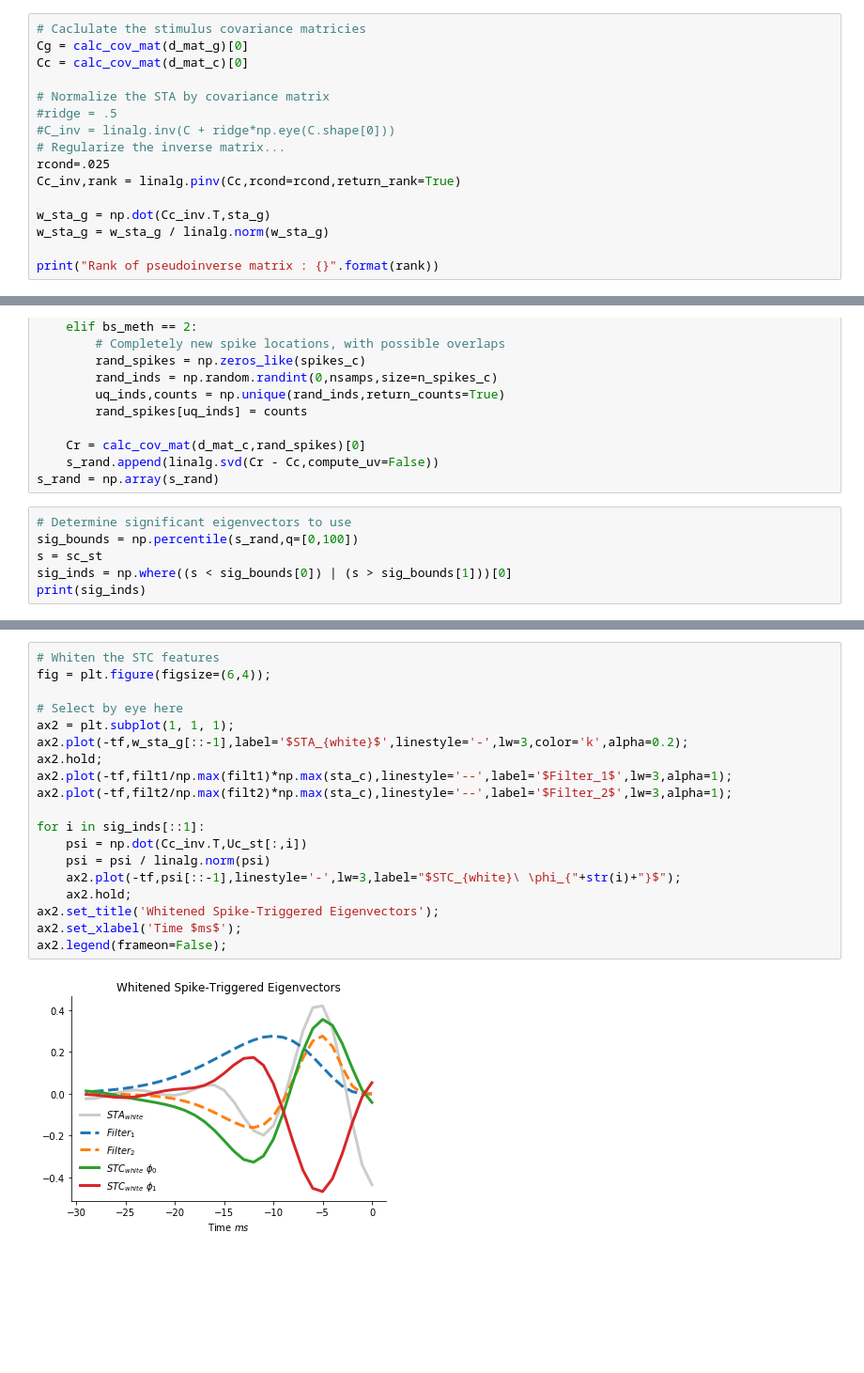
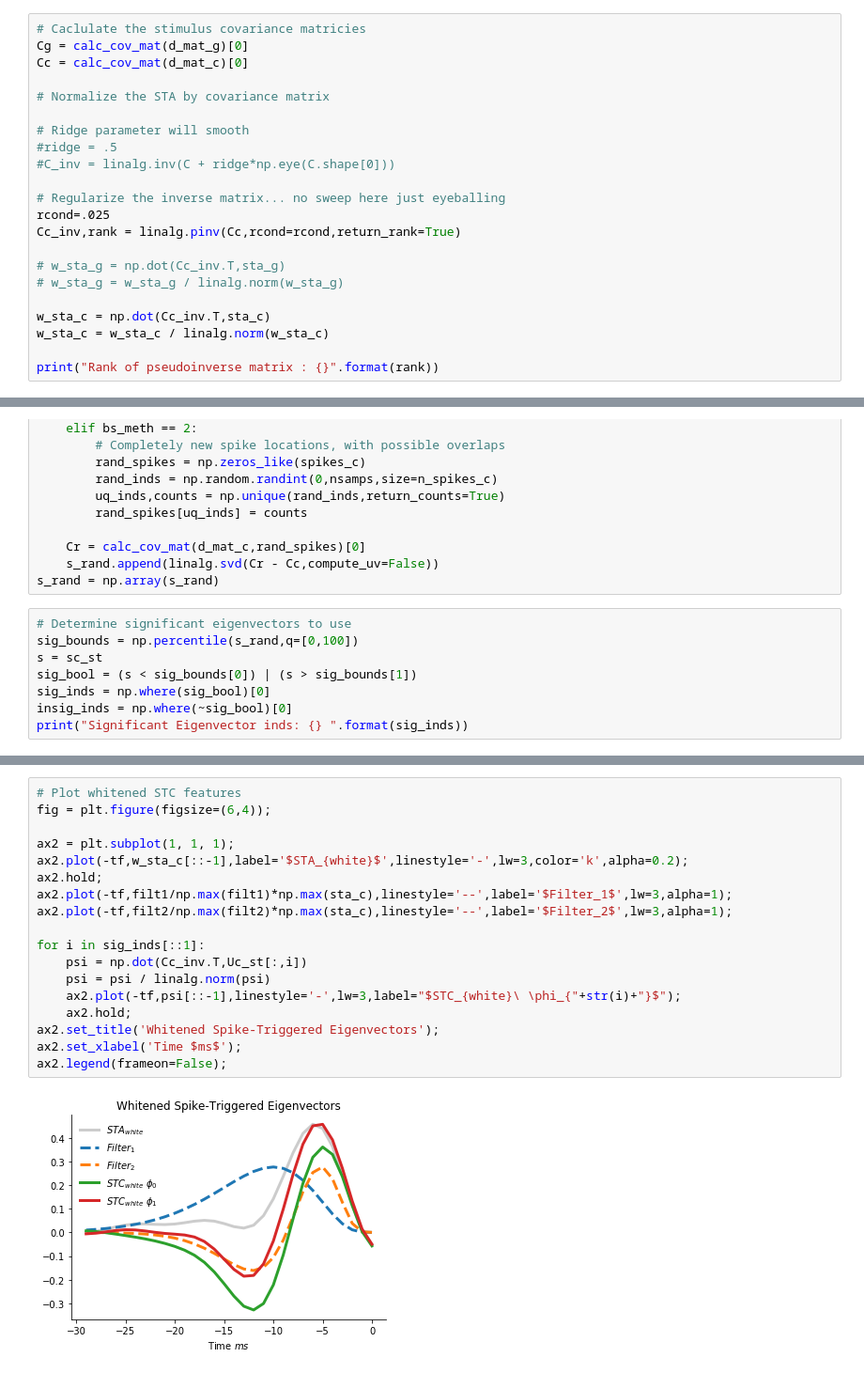
Before and after one commit to stephenholtz/neuro-examples, a Jupyter notebook: sta_stc_corr_noise_lnp_models.ipynb, the cells around one changed output, grey strips where cells are left out. Shown: that part at 94% size. Saved outputs shown, nothing was run; the diff lists cells and outputs as text; blank space fills up the shorter version.

```diff
--- a/sta_stc_corr_noise_lnp_models.ipynb
+++ b/sta_stc_corr_noise_lnp_models.ipynb
@@ -252,14 +252,20 @@ Cg = calc_cov_mat(d_mat_g)[0]
 Cc = calc_cov_mat(d_mat_c)[0]
 
 # Normalize the STA by covariance matrix
+
+# Ridge parameter will smooth
 #ridge = .5
 #C_inv = linalg.inv(C + ridge*np.eye(C.shape[0]))
-# Regularize the inverse matrix...
+
+# Regularize the inverse matrix... no sweep here just eyeballing
 rcond=.025
 Cc_inv,rank = linalg.pinv(Cc,rcond=rcond,return_rank=True)
 
-w_sta_g = np.dot(Cc_inv.T,sta_g)
-w_sta_g = w_sta_g / linalg.norm(w_sta_g)
+# w_sta_g = np.dot(Cc_inv.T,sta_g)
+# w_sta_g = w_sta_g / linalg.norm(w_sta_g)
+
+w_sta_c = np.dot(Cc_inv.T,sta_c)
+w_sta_c = w_sta_c / linalg.norm(w_sta_c)
 
 print("Rank of pseudoinverse matrix : {}".format(rank))
 # %% [output]
@@ -378,6 +384,8 @@ s_rand = np.array(s_rand)
 # Determine significant eigenvectors to use
 sig_bounds = np.percentile(s_rand,q=[0,100])
 s = sc_st
-sig_inds = np.where((s < sig_bounds[0]) | (s > sig_bounds[1]))[0]
-print(sig_inds)
+sig_bool = (s < sig_bounds[0]) | (s > sig_bounds[1])
+sig_inds = np.where(sig_bool)[0]
+insig_inds = np.where(~sig_bool)[0]
+print("Significant Eigenvector inds: {} ".format(sig_inds))
 # %% [output]
@@ -415,21 +422,20 @@ ax2.legend(frameon=False);
 # %%
-# Whiten the STC features
+# Plot whitened STC features
 fig = plt.figure(figsize=(6,4));
 
-# Select by eye here
 ax2 = plt.subplot(1, 1, 1);
-ax2.plot(-tf,w_sta_g[::-1],label='$STA_{white}$',linestyle='-',lw=3,color='k',alpha=0.2);
+ax2.plot(-tf,w_sta_c[::-1],label='$STA_{white}$',linestyle='-',lw=3,color='k',alpha=0.2);
 ax2.hold;
 ax2.plot(-tf,filt1/np.max(filt1)*np.max(sta_c),linestyle='--',label='$Filter_1$',lw=3,alpha=1);
 ax2.plot(-tf,filt2/np.max(filt2)*np.max(sta_c),linestyle='--',label='$Filter_2$',lw=3,alpha=1);
 
 for i in sig_inds[::1]:
     psi = np.dot(Cc_inv.T,Uc_st[:,i])
     psi = psi / linalg.norm(psi)
     ax2.plot(-tf,psi[::-1],linestyle='-',lw=3,label="$STC_{white}\ \phi_{"+str(i)+"}$");
     ax2.hold;
 ax2.set_title('Whitened Spike-Triggered Eigenvectors');
 ax2.set_xlabel('Time $ms$');
 ax2.legend(frameon=False);
 # %% [output]
-[figure, old version]
+[figure, new version]
```
Also changed, not shown: parts of 28 cells of this notebook.
